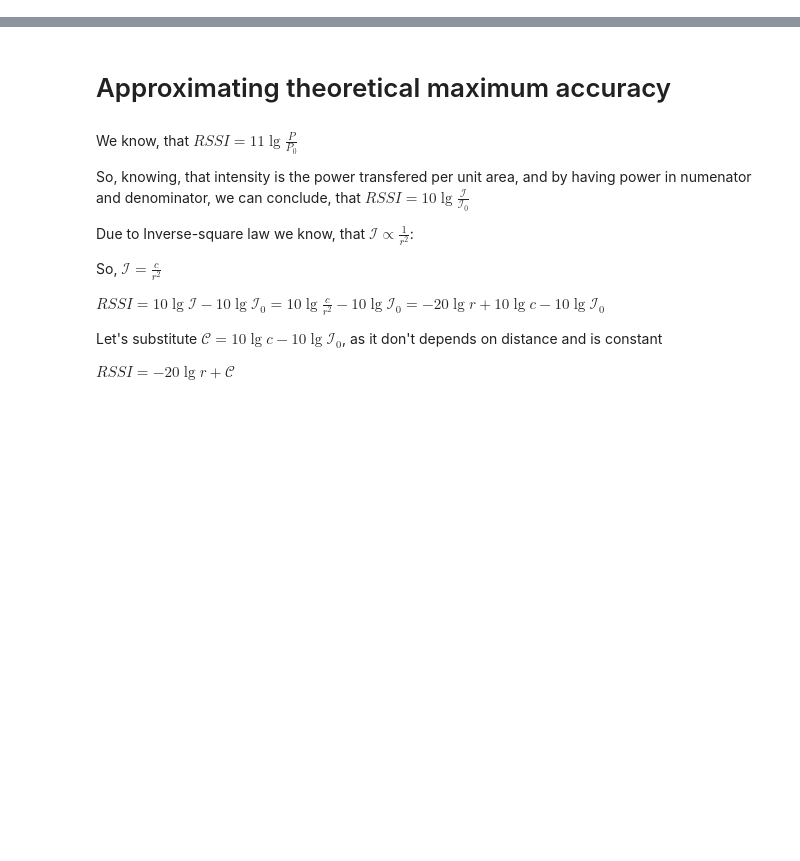
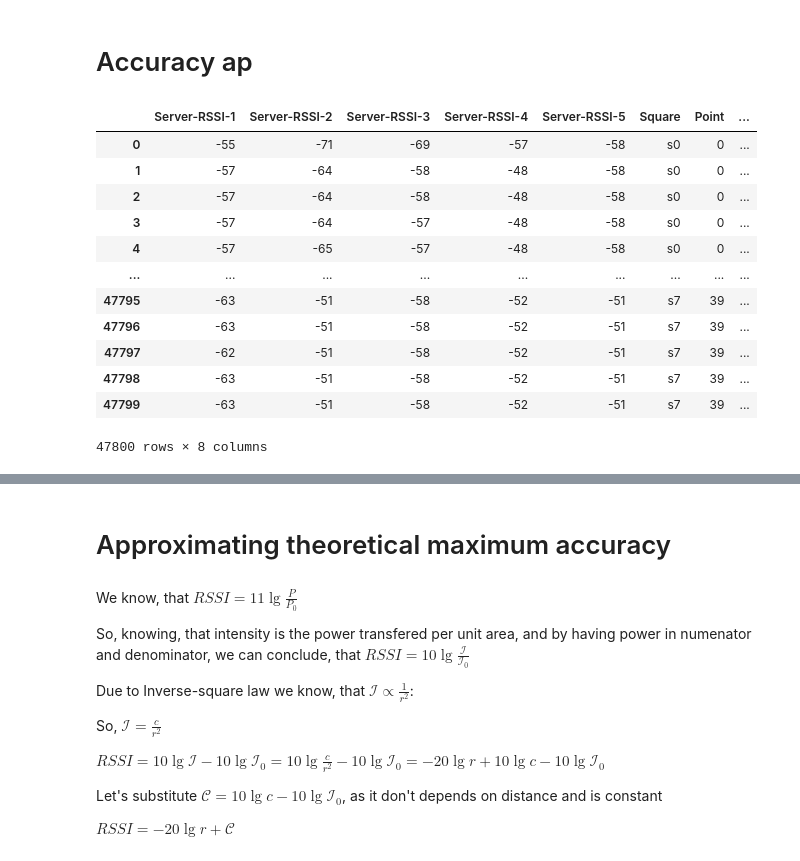
Before and after one commit to Midren/Localization, a Jupyter notebook: notebooks/theoretical_maximum.ipynb, the cells around one changed output, grey strips where cells are left out. Cells and saved outputs as stored; diff of their text form; code cells hidden in the pictures; blank space fills up the shorter version.

```diff
--- a/notebooks/theoretical_maximum.ipynb
+++ b/notebooks/theoretical_maximum.ipynb
@@ -9,3 +12,23 @@ import matplotlib.pyplot as plt
 
 import warnings
 warnings.filterwarnings("ignore")
+# %% [markdown]
+# Accuracy ap
+# %%
+df = pd.read_csv('../data/fingerprinting_2.csv', index_col='Unnamed: 0')
+df = df.reset_index(drop=True)
+df
+# %% [output]
+|  | Server-RSSI-1 | Server-RSSI-2 | Server-RSSI-3 | Server-RSSI-4 | Server-RSSI-5 | Square | Point | ... |
+| 0 | -55 | -71 | -69 | -57 | -58 | s0 | 0 | ... |
+| 1 | -57 | -64 | -58 | -48 | -58 | s0 | 0 | ... |
+| 2 | -57 | -64 | -58 | -48 | -58 | s0 | 0 | ... |
+| 3 | -57 | -64 | -57 | -48 | -58 | s0 | 0 | ... |
+| 4 | -57 | -65 | -57 | -48 | -58 | s0 | 0 | ... |
+| ... | ... | ... | ... | ... | ... | ... | ... | ... |
+| 47795 | -63 | -51 | -58 | -52 | -51 | s7 | 39 | ... |
+| 47796 | -63 | -51 | -58 | -52 | -51 | s7 | 39 | ... |
+| 47797 | -62 | -51 | -58 | -52 | -51 | s7 | 39 | ... |
+| 47798 | -63 | -51 | -58 | -52 | -51 | s7 | 39 | ... |
+| 47799 | -63 | -51 | -58 | -52 | -51 | s7 | 39 | ... |
+47800 rows × 8 columns
```
Also changed, not shown: parts of 15 cells of this notebook, 1 other file.
